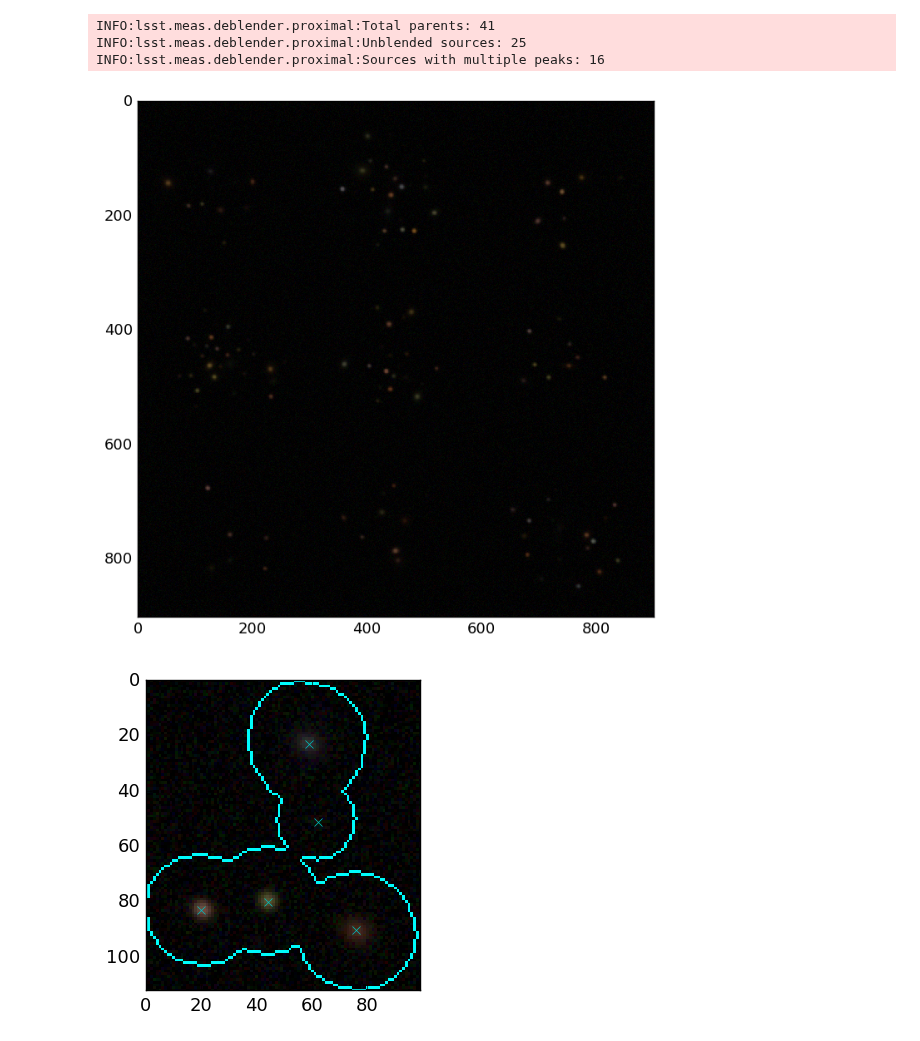
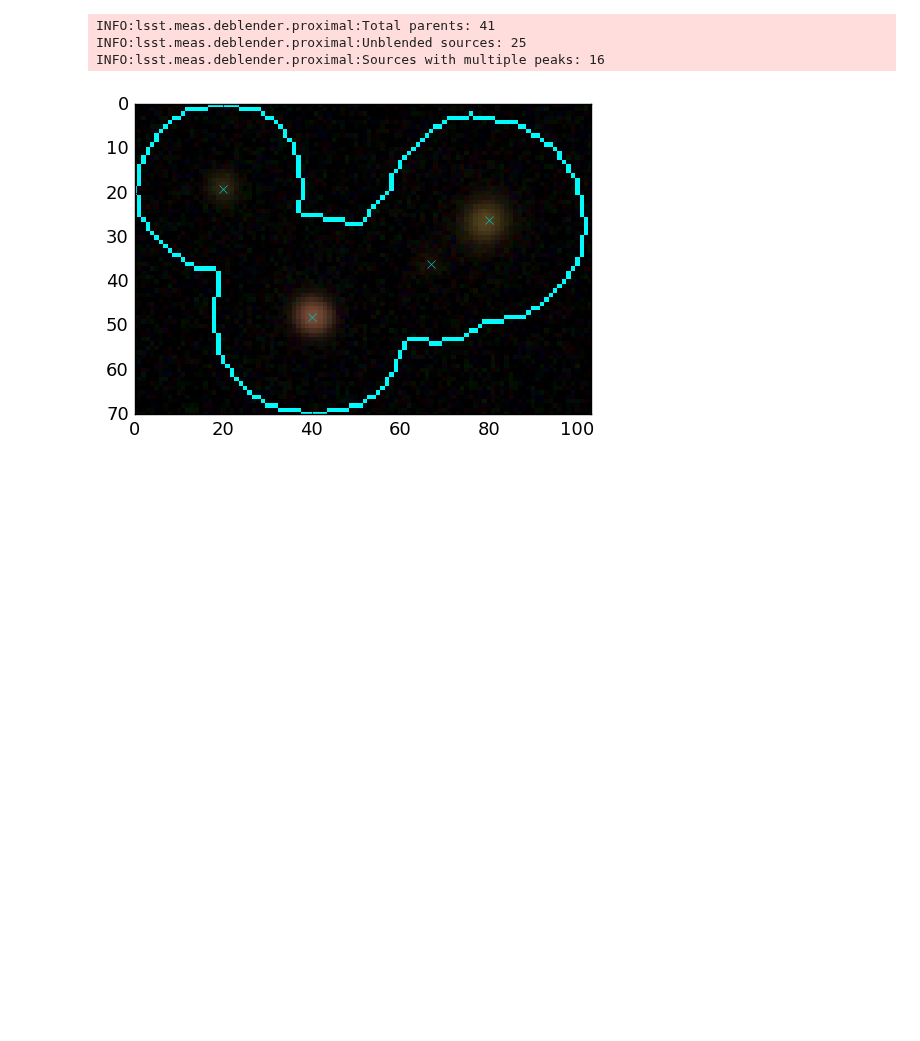
Before and after one commit to lsst/meas_deblender, a Jupyter notebook: examples/testGLM.ipynb, the cells around one changed output. Cells and saved outputs as stored; diff of their text form; code cells hidden in the pictures; blank space fills up the shorter version.

```diff
--- a/examples/testGLM.ipynb
+++ b/examples/testGLM.ipynb
@@ -31,20 +31,19 @@ log.setLevel("", log.INFO)
 # %%
 dataPath = os.path.abspath(os.path.join(os.path.dirname(os.path.realpath('__file__')), '..','data', 'sim_data'))
 filters = ["g","r", "i","z",'y']
 imgFilename = os.path.join(dataPath, "test2/{0}_{1}.fits")
 catFilename = os.path.join(dataPath, "test2/det_merge.fits")
 simFilename = os.path.join(dataPath, "test2/catalog_true.fits")
 
 expDb = proximal.ExposureDeblend(filters, imgFilename, catFilename, simFilename)
-display.plotColorImage(calexps=expDb.calexps, filterIndices=[2,1,0], contrast=1, figsize=(8,8));
-#condition = expDb.mergedTable["peaks"]==
-condition = (expDb.mergedTable["peaks"]>2) & (expDb.mergedTable["peaks"]<10)
+#display.plotColorImage(calexps=expDb.calexps, filterIndices=[2,1,0], contrast=1, figsize=(8,8));
+condition = expDb.mergedTable["peaks"]==4
+#condition = (expDb.mergedTable["peaks"]>2) & (expDb.mergedTable["peaks"]<10)
 footprint, peaks = expDb.getParentFootprint(parentIdx=0, condition=condition, contrast=1)
 deblend = proximal.DeblendedParent(expDb, footprint, peaks)
 # %% [output]
 INFO:lsst.meas.deblender.proximal:Total parents: 41
 INFO:lsst.meas.deblender.proximal:Unblended sources: 25
 INFO:lsst.meas.deblender.proximal:Sources with multiple peaks: 16
-[figure, old version]
+[figure, new version]
-[figure, removed]
 # %%
```
Also changed, not shown: parts of 6 cells of this notebook, 3 other files.
